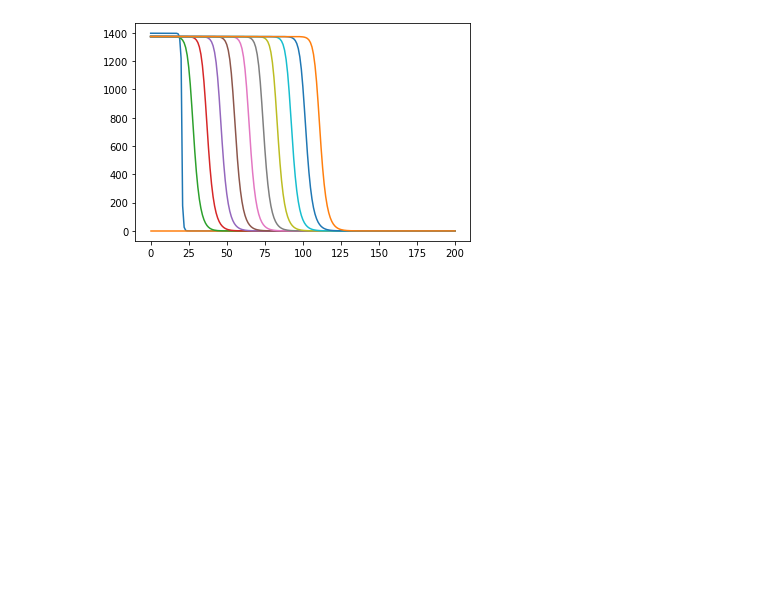
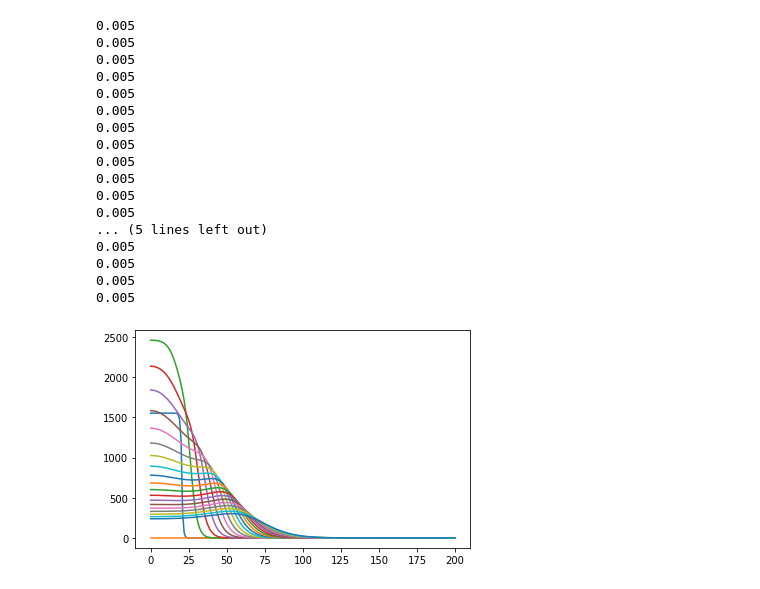
Before and after one commit to MakridinZV/diffusion, a Jupyter notebook: main.ipynb, the cells around one changed output. Cells and saved outputs as stored; diff of their text form; code cells hidden in the pictures; blank space fills up the shorter version.

```diff
--- a/main.ipynb
+++ b/main.ipynb
@@ -7,23 +7,25 @@ import matplotlib.pyplot as plt
 # %%
 graph(
         initial_data_func=step_function,
-        T=0.1,
+        T=0.2,
         L=1,
         F=0.2,
         dt=0.1,
         D=5E-5,
-        coefficients=(3.762E-6, 1.285E-10,4.066E-10, 0),
-        u0=1400
+        coefficients=(0, 1.111E-5, 2.448E-7, 0.000479, 1.859E-5, 3.762E-6, 1.285E-10, 4.066E-10, 0),
+        p0=1400,
+        u0=135,
     )
-for i in range (0,11):
+for i in range (0,20):
     graph(
         initial_data_func=step_function,
-        T=15 * i,
+        T=10*i,
         L=1,
         F=0.2,
         dt=0.1,
         D=5E-5,
-        coefficients=(3.762E-6, 1.285E-10,4.066E-10, 0),
-        u0=1400
+        coefficients=(0, 1.111E-5, 2.448E-7, 0.000479, 1.859E-5, 3.762E-6, 1.285E-10, 4.066E-10, 0),
+        p0=1400,
+        u0=135,
     )
 # %% [output]
@@ -31,24 +50,43 @@ for i in range (0,11):
 # %%
 graph(
         initial_data_func=step_function,
-        T=0.1,
+        T=0.2,
         L=1,
         F=0.2,
         dt=0.1,
         D=5E-5,
-        coefficients=(3.762E-6, 1.285E-10,4.066E-10, 0.0202),
-        u0=1400
+        coefficients=(0, 1.111E-5, 2.448E-7, 0.000479, 1.859E-5, 3.762E-6, 1.285E-10, 4.066E-10, 0.0202),
+        p0=1400,
+        u0=135,
     )
-for i in range (0,11):
+for i in range (0,20):
     graph(
         initial_data_func=step_function,
-        T=15 * i,
+        T=10*i,
         L=1,
         F=0.2,
         dt=0.1,
         D=5E-5,
-        coefficients=(3.762E-6, 1.285E-10,4.066E-10, 0.0202),
-        u0=1400
+        coefficients=(0, 1.111E-5, 2.448E-7, 0.000479, 1.859E-5, 3.762E-6, 1.285E-10, 4.066E-10, 0.0202),
+        p0=1400,
+        u0=135,
     )
 # %% [output]
+0.005
+0.005
+0.005
+0.005
+0.005
+0.005
+0.005
+0.005
+0.005
+0.005
+0.005
+0.005
+... (5 lines left out)
+0.005
+0.005
+0.005
+0.005
-[figure, old version]
+[figure, new version]
```
Also changed, not shown: parts of 3 cells of this notebook, 1 other file.
